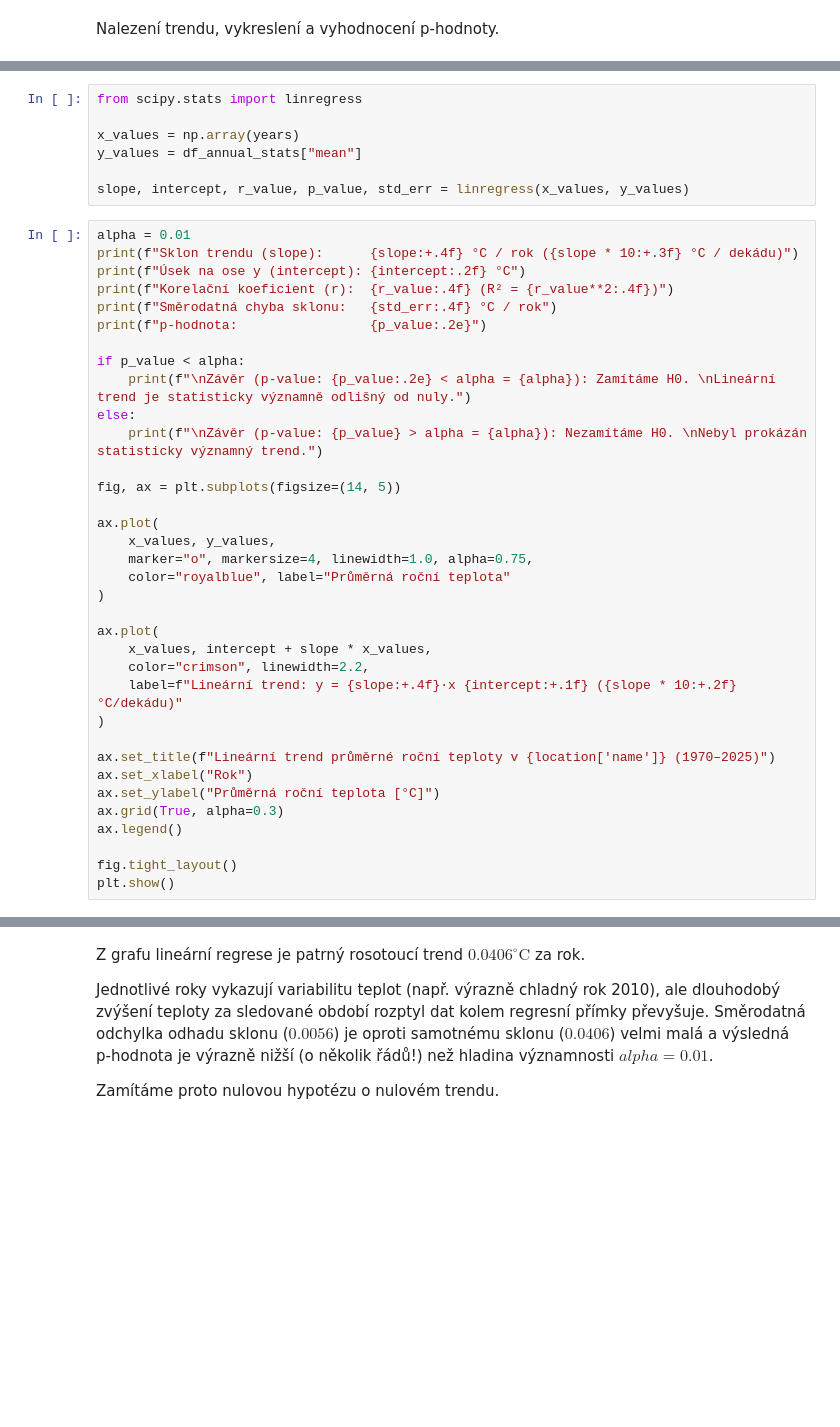
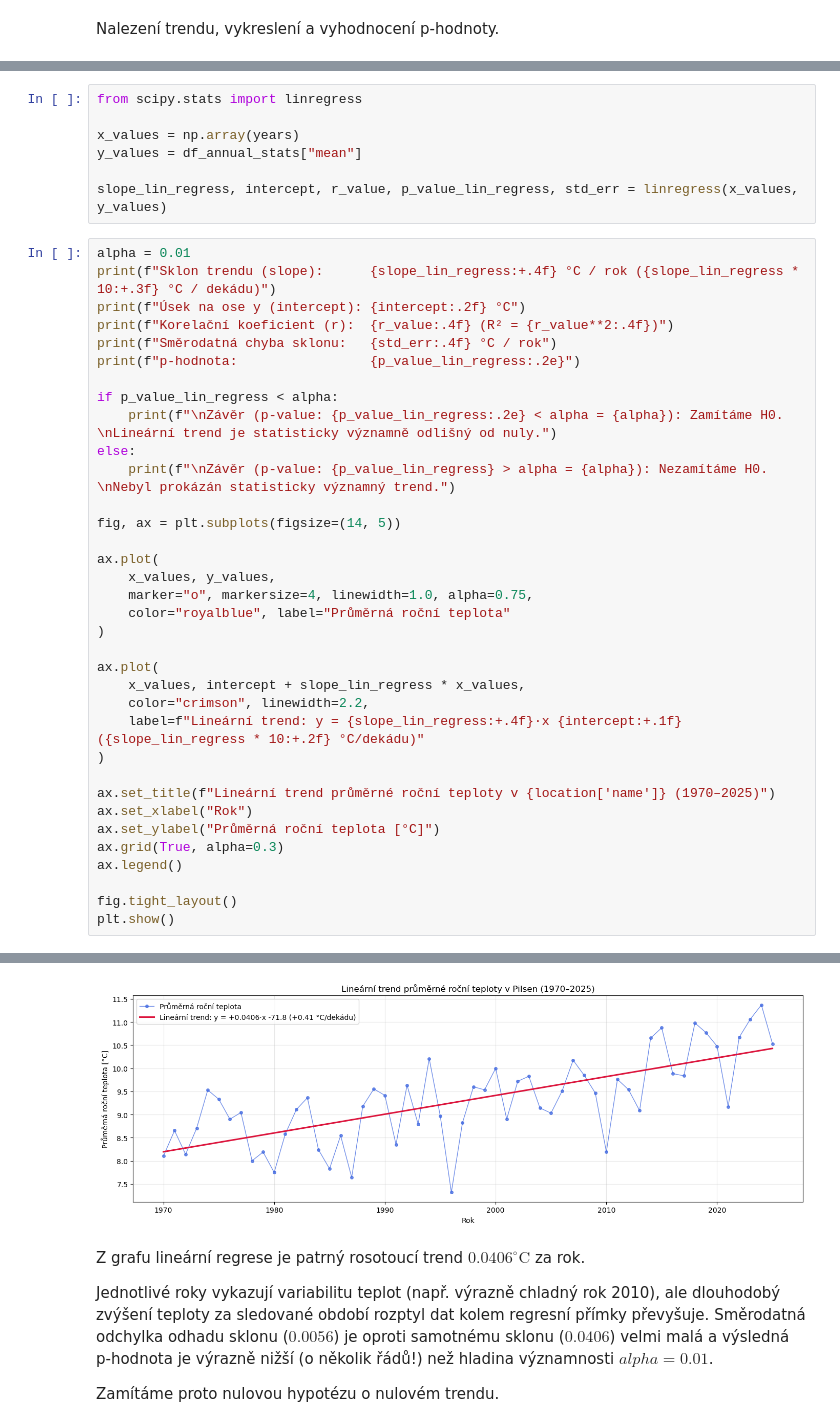
Before and after one commit to Psychol0gicl/dr_semestralni_prace, a Jupyter notebook: dr2026_2sem.ipynb, the cells around one changed output, grey strips where cells are left out. Cells and saved outputs as stored; diff of their text form; blank space fills up the shorter version.

```diff
--- a/dr2026_2sem.ipynb
+++ b/dr2026_2sem.ipynb
@@ -727,19 +894,19 @@ from scipy.stats import linregress
 x_values = np.array(years)
 y_values = df_annual_stats["mean"]
 
-slope, intercept, r_value, p_value, std_err = linregress(x_values, y_values)
+slope_lin_regress, intercept, r_value, p_value_lin_regress, std_err = linregress(x_values, y_values)
 # %%
 alpha = 0.01
-print(f"Sklon trendu (slope):      {slope:+.4f} °C / rok ({slope * 10:+.3f} °C / dekádu)")
+print(f"Sklon trendu (slope):      {slope_lin_regress:+.4f} °C / rok ({slope_lin_regress * 10:+.3f} °C / dekádu)")
 print(f"Úsek na ose y (intercept): {intercept:.2f} °C")
 print(f"Korelační koeficient (r):  {r_value:.4f} (R² = {r_value**2:.4f})")
 print(f"Směrodatná chyba sklonu:   {std_err:.4f} °C / rok")
-print(f"p-hodnota:                 {p_value:.2e}")
+print(f"p-hodnota:                 {p_value_lin_regress:.2e}")
 
-if p_value < alpha:
-    print(f"\nZávěr (p-value: {p_value:.2e} < alpha = {alpha}): Zamítáme H0. \nLineární trend je statisticky významně odlišný od nuly.")
+if p_value_lin_regress < alpha:
+    print(f"\nZávěr (p-value: {p_value_lin_regress:.2e} < alpha = {alpha}): Zamítáme H0. \nLineární trend je statisticky významně odlišný od nuly.")
 else:
-    print(f"\nZávěr (p-value: {p_value} > alpha = {alpha}): Nezamítáme H0. \nNebyl prokázán statisticky významný trend.")
+    print(f"\nZávěr (p-value: {p_value_lin_regress} > alpha = {alpha}): Nezamítáme H0. \nNebyl prokázán statisticky významný trend.")
 
 fig, ax = plt.subplots(figsize=(14, 5))
 
@@ -750,9 +917,9 @@ ax.plot(
 )
 
 ax.plot(
-    x_values, intercept + slope * x_values,
+    x_values, intercept + slope_lin_regress * x_values,
     color="crimson", linewidth=2.2,
-    label=f"Lineární trend: y = {slope:+.4f}·x {intercept:+.1f} ({slope * 10:+.2f} °C/dekádu)"
+    label=f"Lineární trend: y = {slope_lin_regress:+.4f}·x {intercept:+.1f} ({slope_lin_regress * 10:+.2f} °C/dekádu)"
 )
 
 ax.set_title(f"Lineární trend průměrné roční teploty v {location['name']} (1970–2025)")
@@ -763,3 +930,4 @@ ax.legend()
 
 fig.tight_layout()
 plt.show()
+# %% [output]
@@ -766,3 +942,4 @@ plt.show()
+[figure, added]
 # %% [markdown]
 Z grafu lineární regrese je patrný rosotoucí trend $0.0406^\circ\text{C}$ za rok.
 
```
Also changed, not shown: parts of 44 cells of this notebook.
